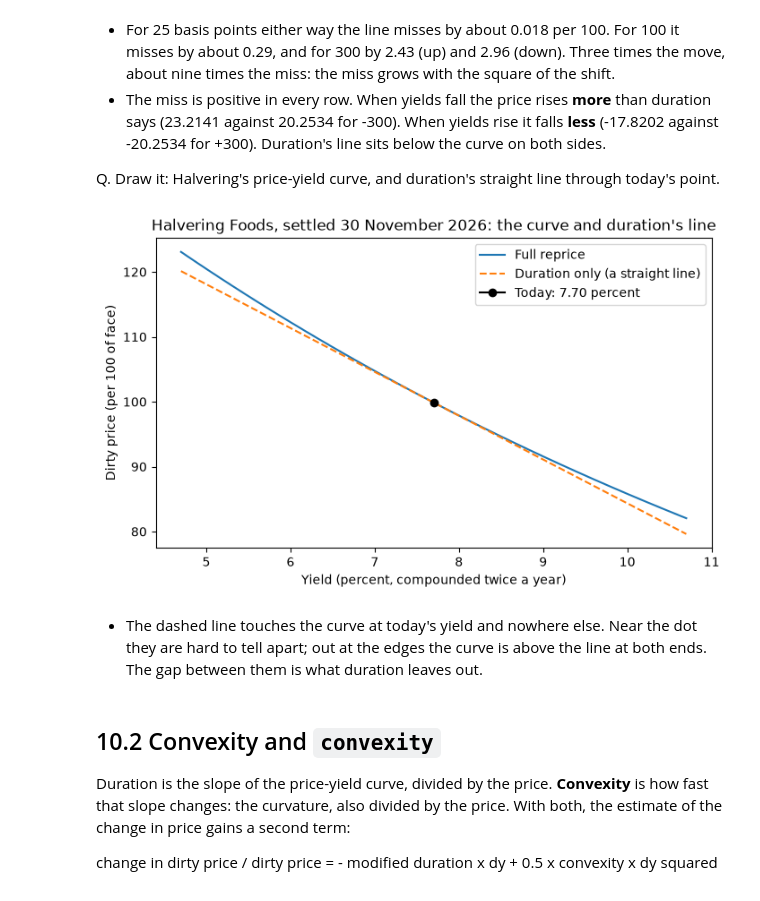
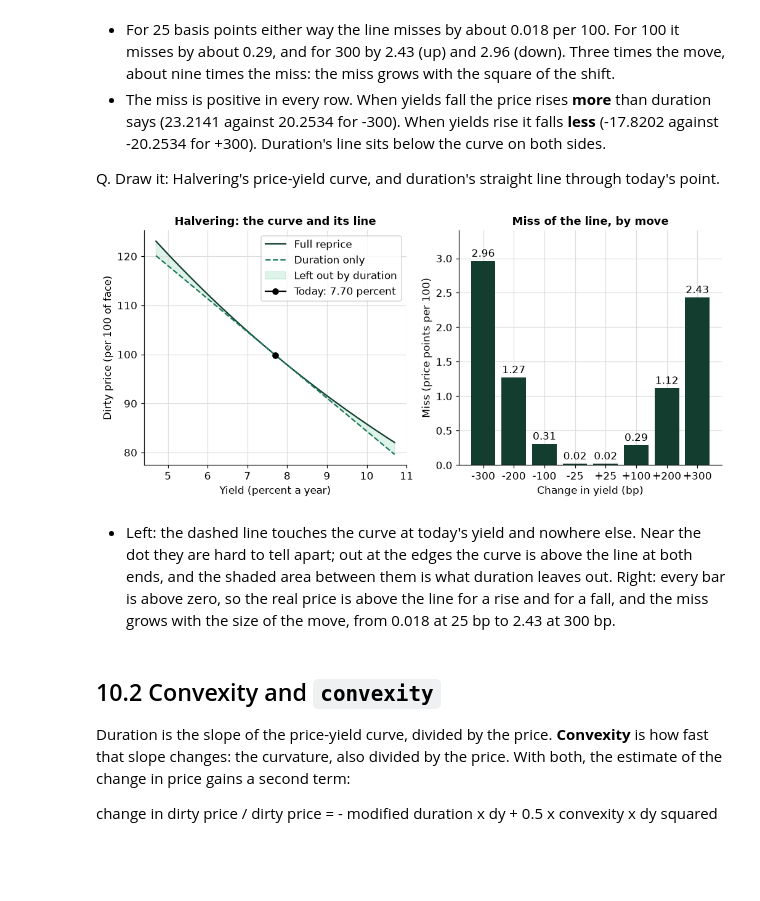
Before and after one commit to lenamonj/python-fixed-income, a Jupyter notebook: course2_bond_math/week2/day5/10_case_study_convexity_and_the_september_book.ipynb, the cells around one changed output. Drawn from its saved outputs; the diff is of its cells as text; code cells hidden in the pictures; blank space fills up the shorter version.

```diff
--- a/course2_bond_math/week2/day5/10_case_study_convexity_and_the_september_book.ipynb
+++ b/course2_bond_math/week2/day5/10_case_study_convexity_and_the_september_book.ipynb
@@ -70,6 +73,23 @@ import urllib.request
 from pathlib import Path
 
 import pandas as pd
+
+# the course's chart style, set once here so every chart in the notebook looks the same
+import matplotlib.pyplot as plt
+
+plt.rcParams.update({
+    "figure.figsize": (9, 5),          # width and height of a chart, in inches
+    "figure.dpi": 110,                 # sharpness on screen
+    "font.size": 11,
+    "axes.titlesize": 12,
+    "axes.titleweight": "bold",
+    # the course greens, then a grey, for the first four lines or bars of a chart
+    "axes.prop_cycle": plt.cycler(color=["#123d2f", "#1c7a57", "#7fd1a8", "#8c8c8c"]),
+    "axes.grid": True,                 # light gridlines, as in an Excel chart
+    "grid.color": "#dddddd",
+    "axes.spines.top": False,          # no box line above or to the right of the plot
+    "axes.spines.right": False,
+})
 
 # pytest runs the tests. A Colab runtime may not have it.
 try:
@@ -1023,23 +1048,35 @@ Q. Draw it: Halvering's price-yield curve, and duration's straight line through
 # %%
 # 61 yields from 300 bp below today's yield to 300 bp above, 10 bp apart
 yield_axis = np.linspace(halvering["yield_pct"] - 3, halvering["yield_pct"] + 3, 61)
 curve = [bondmath.dirty_price(settlement, halvering["maturity"], halvering["coupon_pct"], y) for y in yield_axis]
 # the line: today's dirty price, moved by duration alone (yield in percent, so divide the gap by 100)
 line = h_dirty * (1 - h_duration * (yield_axis - halvering["yield_pct"]) / 100)
 
-fig, ax = plt.subplots(figsize=(8, 4.5))
-ax.plot(yield_axis, curve, label="Full reprice")
-ax.plot(yield_axis, line, linestyle="--", label="Duration only (a straight line)")
-ax.plot(halvering["yield_pct"], h_dirty, marker="o", color="black", label="Today: 7.70 percent")
-ax.set_title("Halvering Foods, settled 30 November 2026: the curve and duration's line")
-ax.set_xlabel("Yield (percent, compounded twice a year)")
-ax.set_ylabel("Dirty price (per 100 of face)")
-ax.legend()
+fig, axes = plt.subplots(1, 2, figsize=(11, 4.5))
+
+# left: the curve, the straight line, and the area between them: what duration leaves out
+axes[0].plot(yield_axis, curve, label="Full reprice")
+axes[0].plot(yield_axis, line, linestyle="--", label="Duration only")
+axes[0].fill_between(yield_axis, line, curve, alpha=0.25, color="#7fd1a8", label="Left out by duration")
+axes[0].plot(halvering["yield_pct"], h_dirty, marker="o", color="black", label="Today: 7.70 percent")
+axes[0].set_title("Halvering: the curve and its line")
+axes[0].set_xlabel("Yield (percent a year)")
+axes[0].set_ylabel("Dirty price (per 100 of face)")
+axes[0].legend(loc="upper right")
+
+# right: the miss for each move, from the table above; the line always sits below the curve
+bars = axes[1].bar([f"{s:+d}" for s in straight_line["shift_bp"]], straight_line["miss"])
+axes[1].bar_label(bars, fmt="%.2f", padding=2)
+axes[1].margins(y=0.15)
+axes[1].set_axisbelow(True)
+axes[1].set_title("Miss of the line, by move")
+axes[1].set_xlabel("Change in yield (bp)")
+axes[1].set_ylabel("Miss (price points per 100)")
 plt.show()
 # %% [output]
-[figure, old version]
+[figure, new version]
 # %% [markdown]
-* The dashed line touches the curve at today's yield and nowhere else. Near the dot they are hard to tell apart; out at the edges the curve is above the line at both ends. The gap between them is what duration leaves out.
+* Left: the dashed line touches the curve at today's yield and nowhere else. Near the dot they are hard to tell apart; out at the edges the curve is above the line at both ends, and the shaded area between them is what duration leaves out. Right: every bar is above zero, so the real price is above the line for a rise and for a fall, and the miss grows with the size of the move, from 0.018 at 25 bp to 2.43 at 300 bp.
 # %% [markdown]
 ## 10.2 Convexity and `convexity`
 
```
Also changed, not shown: parts of 32 cells of this notebook, 2 other files.
